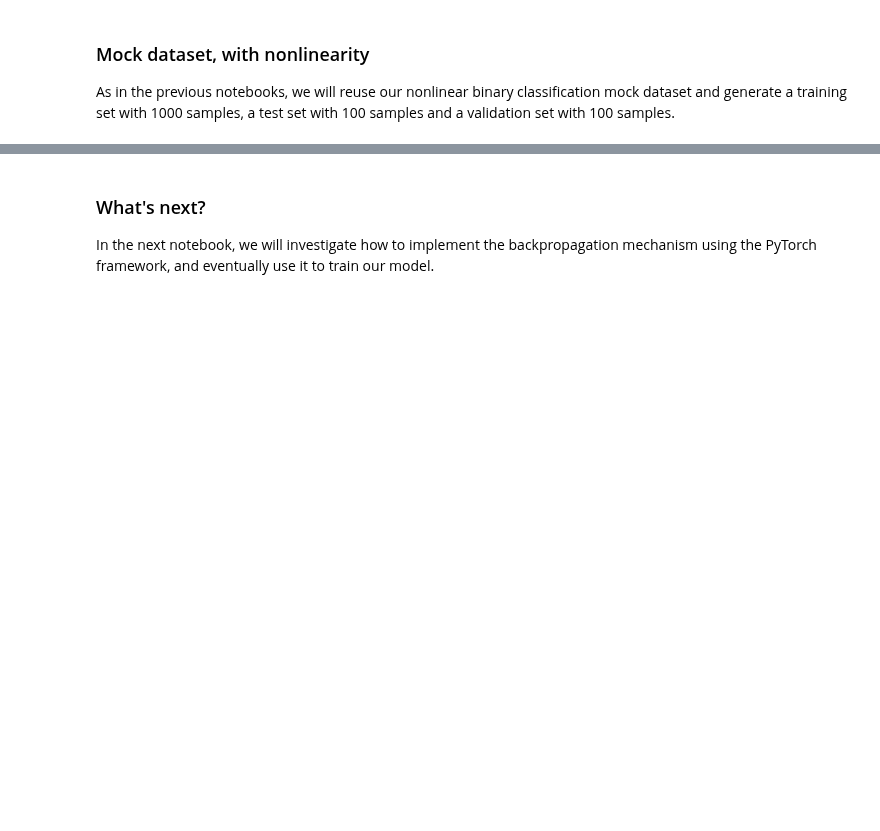
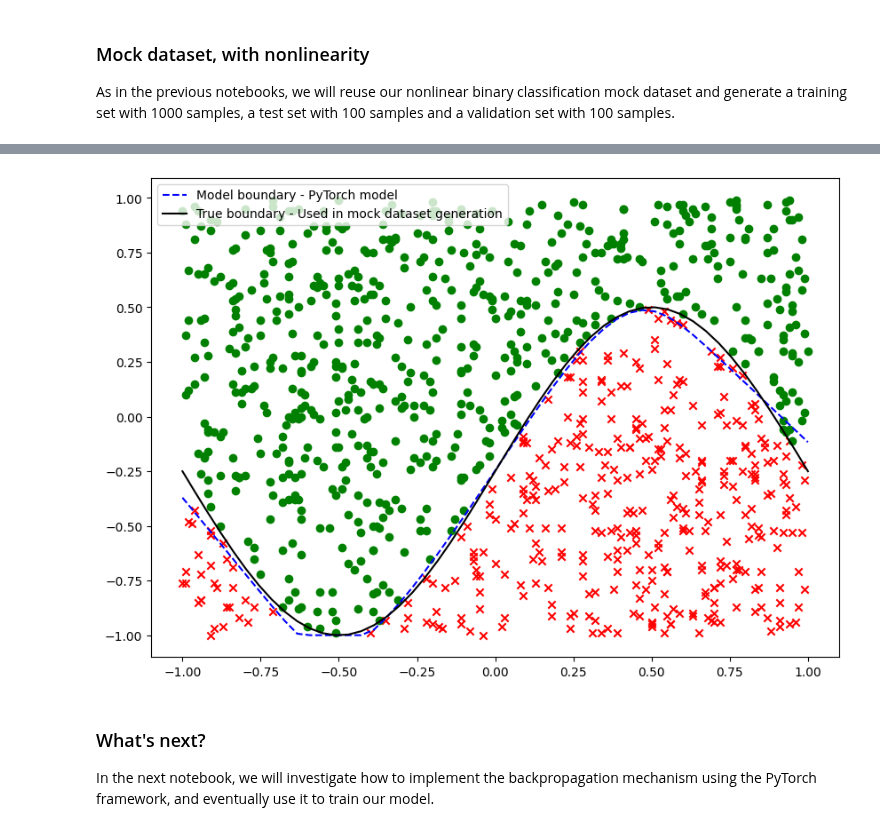
Before and after one commit to matthieudemari/SUTD_DL_50_039, a Jupyter notebook: W3/0. All/Code files/3. PyTorch Basics - Writing a PyTorch Neural Network with Backprop and Training.ipynb, the cells around one changed output, grey strips where cells are left out. Saved outputs shown, nothing was run; the diff lists cells and outputs as text; code cells hidden in the pictures; blank space fills up the shorter version.

```diff
--- a/W3/0. All/Code files/3. PyTorch Basics - Writing a PyTorch Neural Network with Backprop and Training.ipynb
+++ b/W3/0. All/Code files/3. PyTorch Basics - Writing a PyTorch Neural Network with Backprop and Training.ipynb
@@ -279,3 +385,49 @@ print(ratio)
+# %%
+def find_v2(v1, model, min_val, max_val, thr = 1e-3):
+    # Dichotomic search, to be used for boundary drawing later
+    v2_min = min_val
+    v2_max = max_val
+    while((v2_max - v2_min) > thr):
+        v2_avg = (v2_max + v2_min)/2
+        x = torch.tensor([v1, v2_avg]).to(device)
+        out = model.forward(x).item()
+        if(out > 0.5):
+            v2_max = v2_avg
+        else:
+            v2_min = v2_avg
+    return (v2_max + v2_min)/2
+# %%
+# Initialize plot
+fig = plt.figure(figsize = (10, 7))
+
+# Scatter plot
+markers = {0: "x", 1: "o"}
+colors = {0: "r", 1: "g"}
+indexes_0 = np.where(train_outputs == 0)[0]
+v1_0 = train_val1_list[indexes_0]
+v2_0 = train_val2_list[indexes_0]
+indexes_1 = np.where(train_outputs == 1)[0]
+v1_1 = train_val1_list[indexes_1]
+v2_1 = train_val2_list[indexes_1]
+plt.scatter(v1_0, v2_0, c = colors[0], marker = markers[0])
+plt.scatter(v1_1, v2_1, c = colors[1], marker = markers[1])
+
+# Display model boundary (PyTorch model)
+x1 = [v1 for v1 in np.linspace(min_val, max_val, 50)]
+x2_model_act = [find_v2(torch.tensor([v1]).to(device), shallow_neural_net_pt, \
+                        min_val, max_val, thr = 1e-3) for v1 in x1]
+plt.plot(x1, x2_model_act, "b--", label = "Model boundary - PyTorch model")
+
+# Display true boundary
+x1 = [v1 for v1 in np.linspace(min_val, max_val, 50)]
+x2_true = [-1/4 + 3/4*np.sin(v1*np.pi) for v1 in x1]
+plt.plot(x1, x2_true, "k", label = "True boundary - Used in mock dataset generation")
+
+# Show
+plt.legend(loc = "best")
+plt.show()
+# %% [output]
+[figure, added]
 # %% [markdown]
 ### What's next?
 
```
Also changed, not shown: parts of 23 cells of this notebook, 5 other files.
